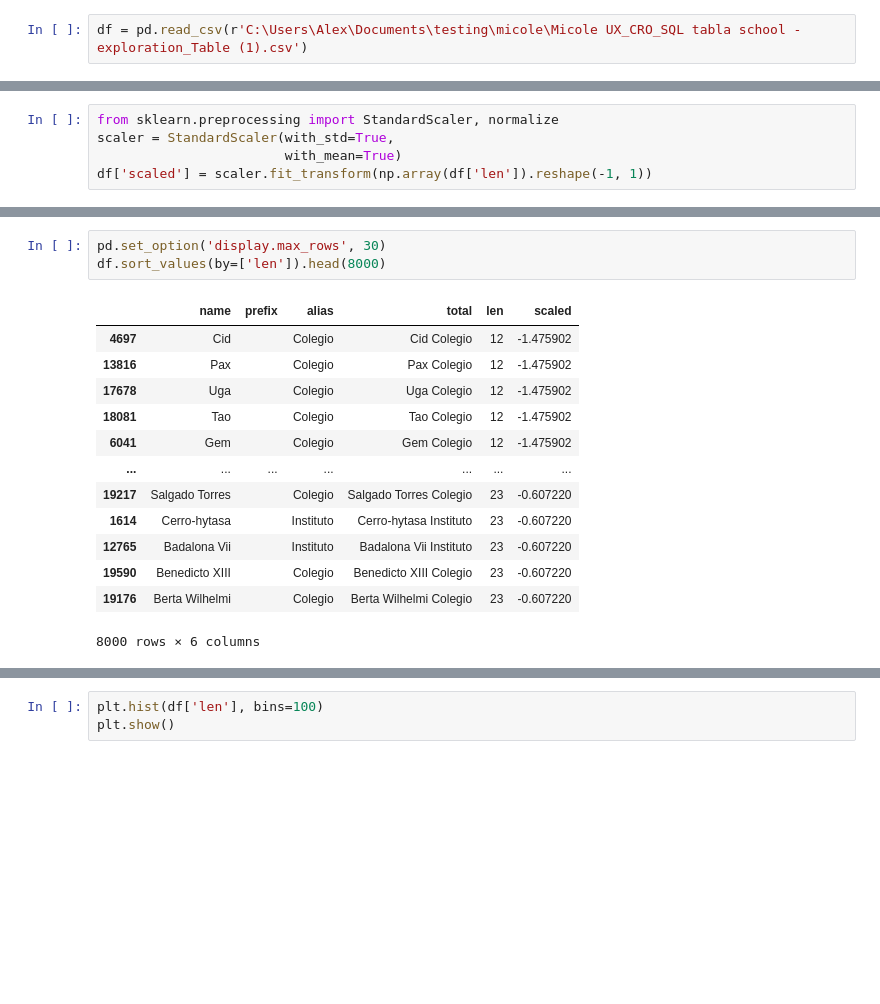
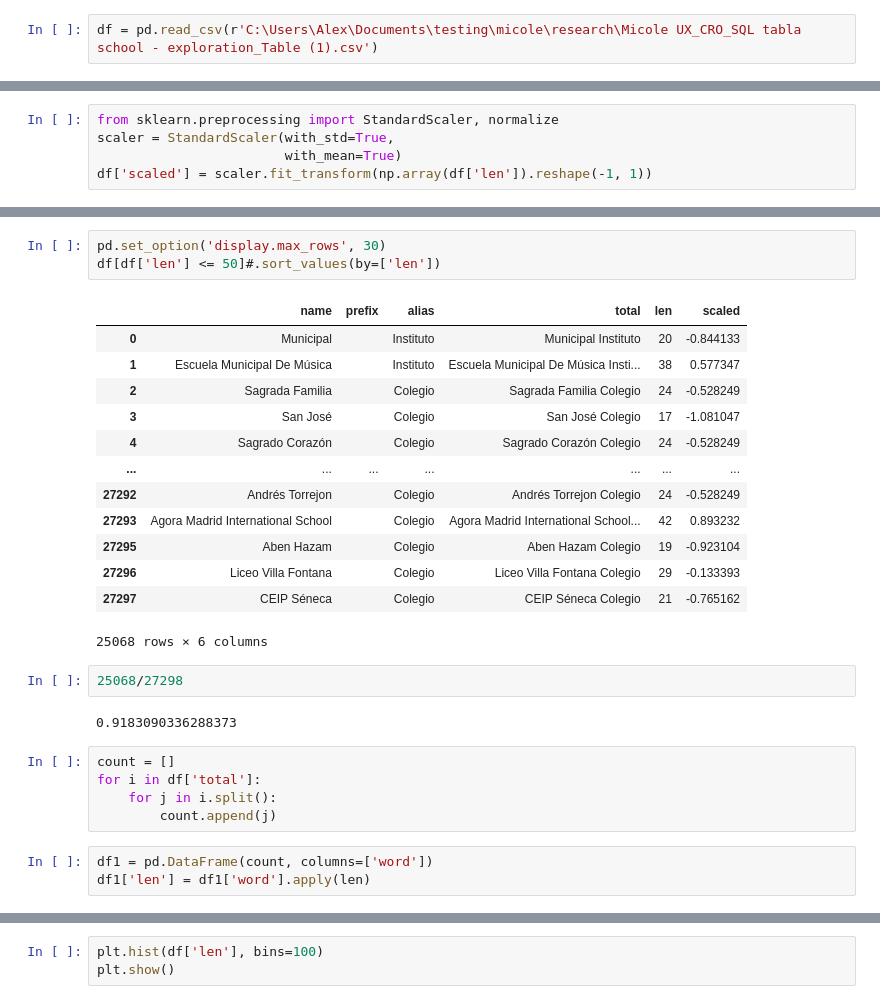
Before and after one commit to AleYepes/testing, a Jupyter notebook: micole/research/names.ipynb, the cells around one changed output, grey strips where cells are left out. Cells and saved outputs as stored; diff of their text form; blank space fills up the shorter version.

Commit message:
Update micole names for minificha v1.1

```diff
--- a/micole/research/names.ipynb
+++ b/micole/research/names.ipynb
@@ -5,5 +9,5 @@ import matplotlib.pyplot as plt
 # %%
-df = pd.read_csv(r'C:\Users\Alex\Documents\testing\micole\Micole UX_CRO_SQL tabla school - exploration_Table (1).csv')
+df = pd.read_csv(r'C:\Users\Alex\Documents\testing\micole\research\Micole UX_CRO_SQL tabla school - exploration_Table (1).csv')
 # %%
 df['prefix'] = df['prefix'].replace(np.nan, '')
 df['total'] = df['name'] + " " + df['prefix'] + " " + df['alias']
@@ -17,17 +57,29 @@ df['scaled'] = scaler.fit_transform(np.array(df['len']).reshape(-1, 1))
 # %%
 pd.set_option('display.max_rows', 30)
-df.sort_values(by=['len']).head(8000)
+df[df['len'] <= 50]#.sort_values(by=['len'])
 # %% [output]
 |  | name | prefix | alias | total | len | scaled |
-| 4697 | Cid |  | Colegio | Cid Colegio | 12 | -1.475902 |
-| 13816 | Pax |  | Colegio | Pax Colegio | 12 | -1.475902 |
-| 17678 | Uga |  | Colegio | Uga Colegio | 12 | -1.475902 |
-| 18081 | Tao |  | Colegio | Tao Colegio | 12 | -1.475902 |
-| 6041 | Gem |  | Colegio | Gem Colegio | 12 | -1.475902 |
+| 0 | Municipal |  | Instituto | Municipal Instituto | 20 | -0.844133 |
+| 1 | Escuela Municipal De Música |  | Instituto | Escuela Municipal De Música Insti... | 38 | 0.577347 |
+| 2 | Sagrada Familia |  | Colegio | Sagrada Familia Colegio | 24 | -0.528249 |
+| 3 | San José |  | Colegio | San José Colegio | 17 | -1.081047 |
+| 4 | Sagrado Corazón |  | Colegio | Sagrado Corazón Colegio | 24 | -0.528249 |
 | ... | ... | ... | ... | ... | ... | ... |
-| 19217 | Salgado Torres |  | Colegio | Salgado Torres Colegio | 23 | -0.607220 |
-| 1614 | Cerro-hytasa |  | Instituto | Cerro-hytasa Instituto | 23 | -0.607220 |
-| 12765 | Badalona Vii |  | Instituto | Badalona Vii Instituto | 23 | -0.607220 |
-| 19590 | Benedicto XIII |  | Colegio | Benedicto XIII Colegio | 23 | -0.607220 |
-| 19176 | Berta Wilhelmi |  | Colegio | Berta Wilhelmi Colegio | 23 | -0.607220 |
+| 27292 | Andrés Torrejon |  | Colegio | Andrés Torrejon Colegio | 24 | -0.528249 |
+| 27293 | Agora Madrid International School |  | Colegio | Agora Madrid International School... | 42 | 0.893232 |
+| 27295 | Aben Hazam |  | Colegio | Aben Hazam Colegio | 19 | -0.923104 |
+| 27296 | Liceo Villa Fontana |  | Colegio | Liceo Villa Fontana Colegio | 29 | -0.133393 |
+| 27297 | CEIP Séneca |  | Colegio | CEIP Séneca Colegio | 21 | -0.765162 |
-8000 rows × 6 columns
+25068 rows × 6 columns
+# %%
+25068/27298
+# %% [output]
+0.9183090336288373
+# %%
+count = []
+for i in df['total']:
+    for j in i.split():
+        count.append(j)
+# %%
+df1 = pd.DataFrame(count, columns=['word'])
+df1['len'] = df1['word'].apply(len)
```
Also changed, not shown: parts of 9 cells of this notebook, 7 other files.
